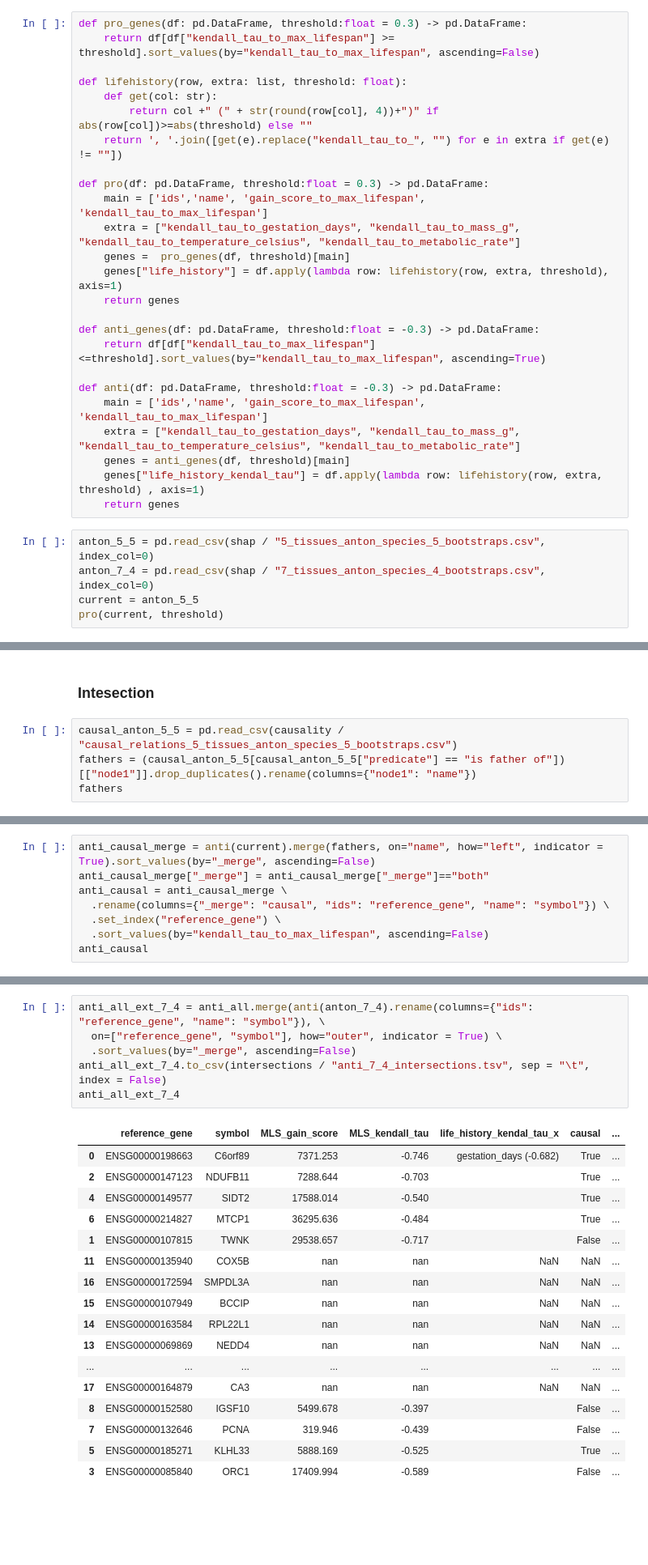
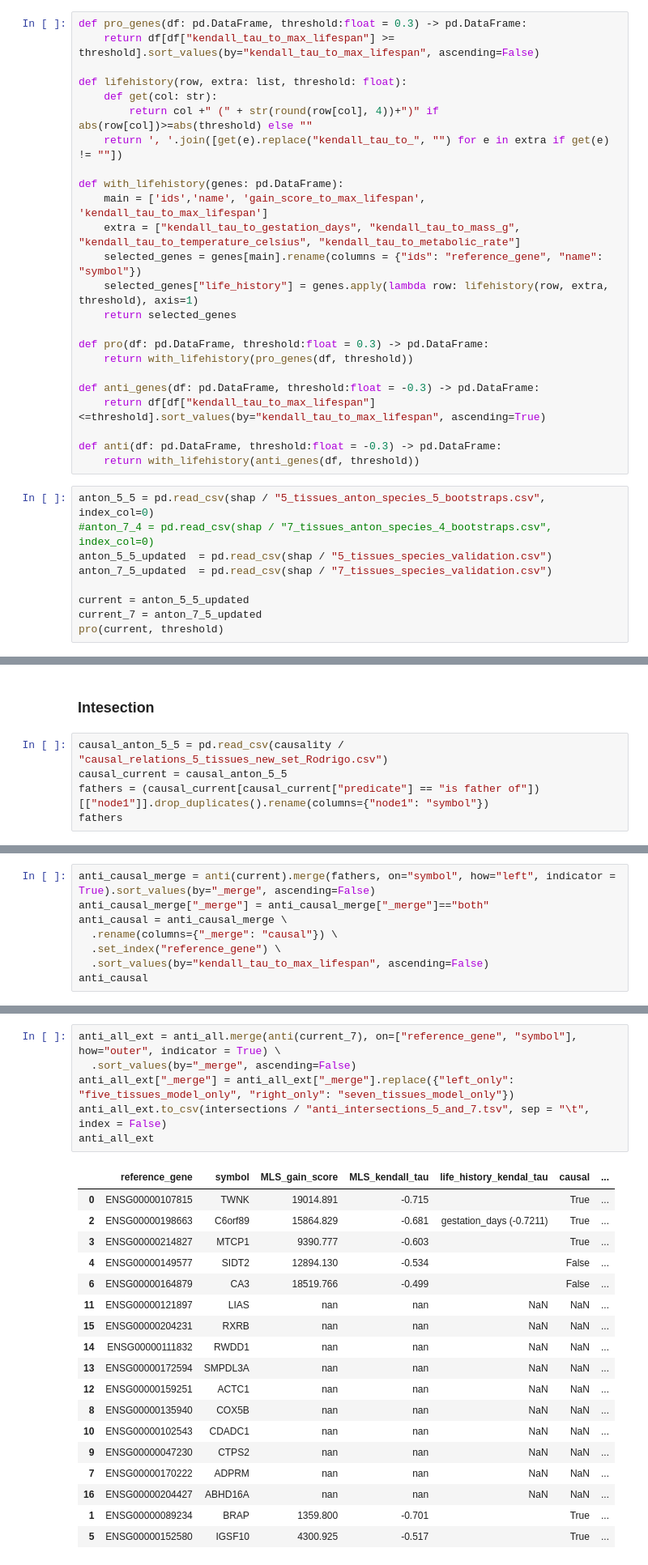
Before and after one commit to antonkulaga/yspecies, a Jupyter notebook: notebooks/results_intersections.ipynb, the cells around one changed output, grey strips where cells are left out. Shown at 81% size. Cells and saved outputs as stored; diff of their text form; blank space fills up the shorter version.

```diff
--- a/notebooks/results_intersections.ipynb
+++ b/notebooks/results_intersections.ipynb
@@ -81,25 +82,28 @@ def lifehistory(row, extra: list, threshold: float):
         return col +" (" + str(round(row[col], 4))+")" if abs(row[col])>=abs(threshold) else ""
     return ', '.join([get(e).replace("kendall_tau_to_", "") for e in extra if get(e) != ""])
 
-def pro(df: pd.DataFrame, threshold:float = 0.3) -> pd.DataFrame:
+def with_lifehistory(genes: pd.DataFrame):
     main = ['ids','name', 'gain_score_to_max_lifespan', 'kendall_tau_to_max_lifespan']
     extra = ["kendall_tau_to_gestation_days", "kendall_tau_to_mass_g", "kendall_tau_to_temperature_celsius", "kendall_tau_to_metabolic_rate"]
-    genes =  pro_genes(df, threshold)[main]
-    genes["life_history"] = df.apply(lambda row: lifehistory(row, extra, threshold), axis=1)
-    return genes
+    selected_genes = genes[main].rename(columns = {"ids": "reference_gene", "name": "symbol"})
+    selected_genes["life_history"] = genes.apply(lambda row: lifehistory(row, extra, threshold), axis=1)
+    return selected_genes
+
+def pro(df: pd.DataFrame, threshold:float = 0.3) -> pd.DataFrame:
+    return with_lifehistory(pro_genes(df, threshold))
 
 def anti_genes(df: pd.DataFrame, threshold:float = -0.3) -> pd.DataFrame:
     return df[df["kendall_tau_to_max_lifespan"]<=threshold].sort_values(by="kendall_tau_to_max_lifespan", ascending=True)
 
 def anti(df: pd.DataFrame, threshold:float = -0.3) -> pd.DataFrame:
-    main = ['ids','name', 'gain_score_to_max_lifespan', 'kendall_tau_to_max_lifespan']
-    extra = ["kendall_tau_to_gestation_days", "kendall_tau_to_mass_g", "kendall_tau_to_temperature_celsius", "kendall_tau_to_metabolic_rate"]
-    genes = anti_genes(df, threshold)[main]
-    genes["life_history_kendal_tau"] = df.apply(lambda row: lifehistory(row, extra, threshold) , axis=1)
-    return genes
+    return with_lifehistory(anti_genes(df, threshold))
 # %%
 anton_5_5 = pd.read_csv(shap / "5_tissues_anton_species_5_bootstraps.csv", index_col=0)
-anton_7_4 = pd.read_csv(shap / "7_tissues_anton_species_4_bootstraps.csv", index_col=0)
-current = anton_5_5
+#anton_7_4 = pd.read_csv(shap / "7_tissues_anton_species_4_bootstraps.csv", index_col=0)
+anton_5_5_updated  = pd.read_csv(shap / "5_tissues_species_validation.csv")
+anton_7_5_updated  = pd.read_csv(shap / "7_tissues_species_validation.csv")
+
+current = anton_5_5_updated
+current_7 = anton_7_5_updated
 pro(current, threshold)
 # %% [output]
@@ -138,7 +139,8 @@ anti(current, -threshold)
 # %% [markdown]
 ### Intesection ###
 # %%
-causal_anton_5_5 = pd.read_csv(causality / "causal_relations_5_tissues_anton_species_5_bootstraps.csv")
-fathers = (causal_anton_5_5[causal_anton_5_5["predicate"] == "is father of"])[["node1"]].drop_duplicates().rename(columns={"node1": "name"})
+causal_anton_5_5 = pd.read_csv(causality / "causal_relations_5_tissues_new_set_Rodrigo.csv")
+causal_current = causal_anton_5_5
+fathers = (causal_current[causal_current["predicate"] == "is father of"])[["node1"]].drop_duplicates().rename(columns={"node1": "symbol"})
 fathers
 # %% [output]
@@ -191,8 +191,8 @@ pro_causal
 # %%
-anti_causal_merge = anti(current).merge(fathers, on="name", how="left", indicator = True).sort_values(by="_merge", ascending=False)
+anti_causal_merge = anti(current).merge(fathers, on="symbol", how="left", indicator = True).sort_values(by="_merge", ascending=False)
 anti_causal_merge["_merge"] = anti_causal_merge["_merge"]=="both"
 anti_causal = anti_causal_merge \
-  .rename(columns={"_merge": "causal", "ids": "reference_gene", "name": "symbol"}) \
+  .rename(columns={"_merge": "causal"}) \
   .set_index("reference_gene") \
   .sort_values(by="kendall_tau_to_max_lifespan", ascending=False)
 anti_causal
@@ -284,25 +308,26 @@ pro_all_ext
 # %%
-anti_all_ext_7_4 = anti_all.merge(anti(anton_7_4).rename(columns={"ids": "reference_gene", "name": "symbol"}), \
-  on=["reference_gene", "symbol"], how="outer", indicator = True) \
+anti_all_ext = anti_all.merge(anti(current_7), on=["reference_gene", "symbol"], how="outer", indicator = True) \
   .sort_values(by="_merge", ascending=False)
-anti_all_ext_7_4.to_csv(intersections / "anti_7_4_intersections.tsv", sep = "\t", index = False)
-anti_all_ext_7_4
+anti_all_ext["_merge"] = anti_all_ext["_merge"].replace({"left_only": "five_tissues_model_only", "right_only": "seven_tissues_model_only"})
+anti_all_ext.to_csv(intersections / "anti_intersections_5_and_7.tsv", sep = "\t", index = False)
+anti_all_ext
 # %% [output]
-|  | reference_gene | symbol | MLS_gain_score | MLS_kendall_tau | life_history_kendal_tau_x | causal | ... |
-| 0 | ENSG00000198663 | C6orf89 | 7371.253 | -0.746 | gestation_days (-0.682) | True | ... |
-| 2 | ENSG00000147123 | NDUFB11 | 7288.644 | -0.703 |  | True | ... |
-| 4 | ENSG00000149577 | SIDT2 | 17588.014 | -0.540 |  | True | ... |
-| 6 | ENSG00000214827 | MTCP1 | 36295.636 | -0.484 |  | True | ... |
-| 1 | ENSG00000107815 | TWNK | 29538.657 | -0.717 |  | False | ... |
-| 11 | ENSG00000135940 | COX5B | nan | nan | NaN | NaN | ... |
-| 16 | ENSG00000172594 | SMPDL3A | nan | nan | NaN | NaN | ... |
-| 15 | ENSG00000107949 | BCCIP | nan | nan | NaN | NaN | ... |
-| 14 | ENSG00000163584 | RPL22L1 | nan | nan | NaN | NaN | ... |
-| 13 | ENSG00000069869 | NEDD4 | nan | nan | NaN | NaN | ... |
-| ... | ... | ... | ... | ... | ... | ... | ... |
-| 17 | ENSG00000164879 | CA3 | nan | nan | NaN | NaN | ... |
-| 8 | ENSG00000152580 | IGSF10 | 5499.678 | -0.397 |  | False | ... |
-| 7 | ENSG00000132646 | PCNA | 319.946 | -0.439 |  | False | ... |
-| 5 | ENSG00000185271 | KLHL33 | 5888.169 | -0.525 |  | True | ... |
-| 3 | ENSG00000085840 | ORC1 | 17409.994 | -0.589 |  | False | ... |
+|  | reference_gene | symbol | MLS_gain_score | MLS_kendall_tau | life_history_kendal_tau | causal | ... |
+| 0 | ENSG00000107815 | TWNK | 19014.891 | -0.715 |  | True | ... |
+| 2 | ENSG00000198663 | C6orf89 | 15864.829 | -0.681 | gestation_days (-0.7211) | True | ... |
+| 3 | ENSG00000214827 | MTCP1 | 9390.777 | -0.603 |  | True | ... |
+| 4 | ENSG00000149577 | SIDT2 | 12894.130 | -0.534 |  | False | ... |
+| 6 | ENSG00000164879 | CA3 | 18519.766 | -0.499 |  | False | ... |
+| 11 | ENSG00000121897 | LIAS | nan | nan | NaN | NaN | ... |
+| 15 | ENSG00000204231 | RXRB | nan | nan | NaN | NaN | ... |
+| 14 | ENSG00000111832 | RWDD1 | nan | nan | NaN | NaN | ... |
+| 13 | ENSG00000172594 | SMPDL3A | nan | nan | NaN | NaN | ... |
+| 12 | ENSG00000159251 | ACTC1 | nan | nan | NaN | NaN | ... |
+| 8 | ENSG00000135940 | COX5B | nan | nan | NaN | NaN | ... |
+| 10 | ENSG00000102543 | CDADC1 | nan | nan | NaN | NaN | ... |
+| 9 | ENSG00000047230 | CTPS2 | nan | nan | NaN | NaN | ... |
+| 7 | ENSG00000170222 | ADPRM | nan | nan | NaN | NaN | ... |
+| 16 | ENSG00000204427 | ABHD16A | nan | nan | NaN | NaN | ... |
+| 1 | ENSG00000089234 | BRAP | 1359.800 | -0.701 |  | True | ... |
+| 5 | ENSG00000152580 | IGSF10 | 4300.925 | -0.517 |  | True | ... |
 # %% [markdown]
```
Also changed, not shown: parts of 19 cells of this notebook, 2 other files.
